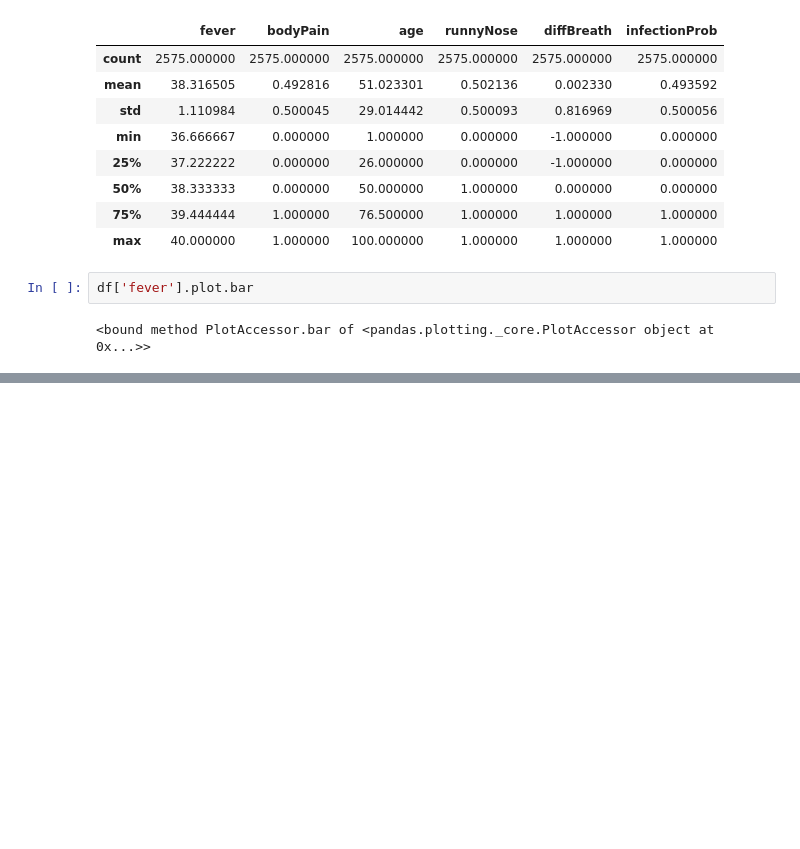
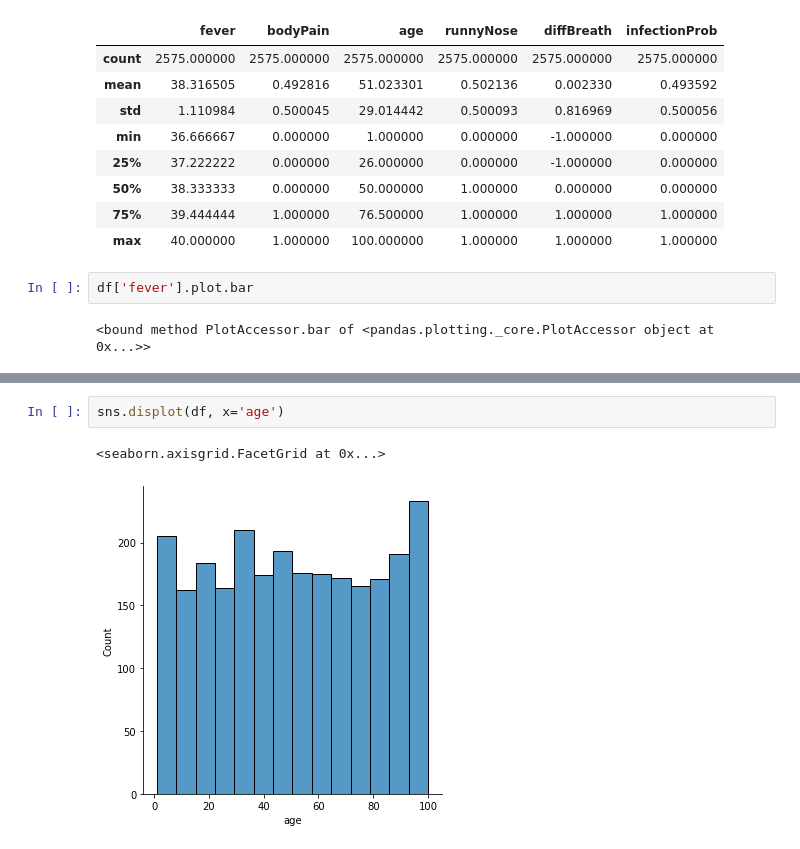
Before and after one commit to renato37/diplomski_rad, a Jupyter notebook: covid_symptomps/EDA.ipynb, the cells around one changed output, grey strips where cells are left out. Drawn from its saved outputs; the diff is of its cells as text; blank space fills up the shorter version.

```diff
--- a/covid_symptomps/EDA.ipynb
+++ b/covid_symptomps/EDA.ipynb
@@ -77,0 +85,5 @@ df['fever'].plot.bar
+# %%
+sns.displot(df, x='age')
+# %% [output]
+<seaborn.axisgrid.FacetGrid at 0x...>
+[figure, added]
```
Also changed, not shown: parts of 6 cells of this notebook, 1 other file.
